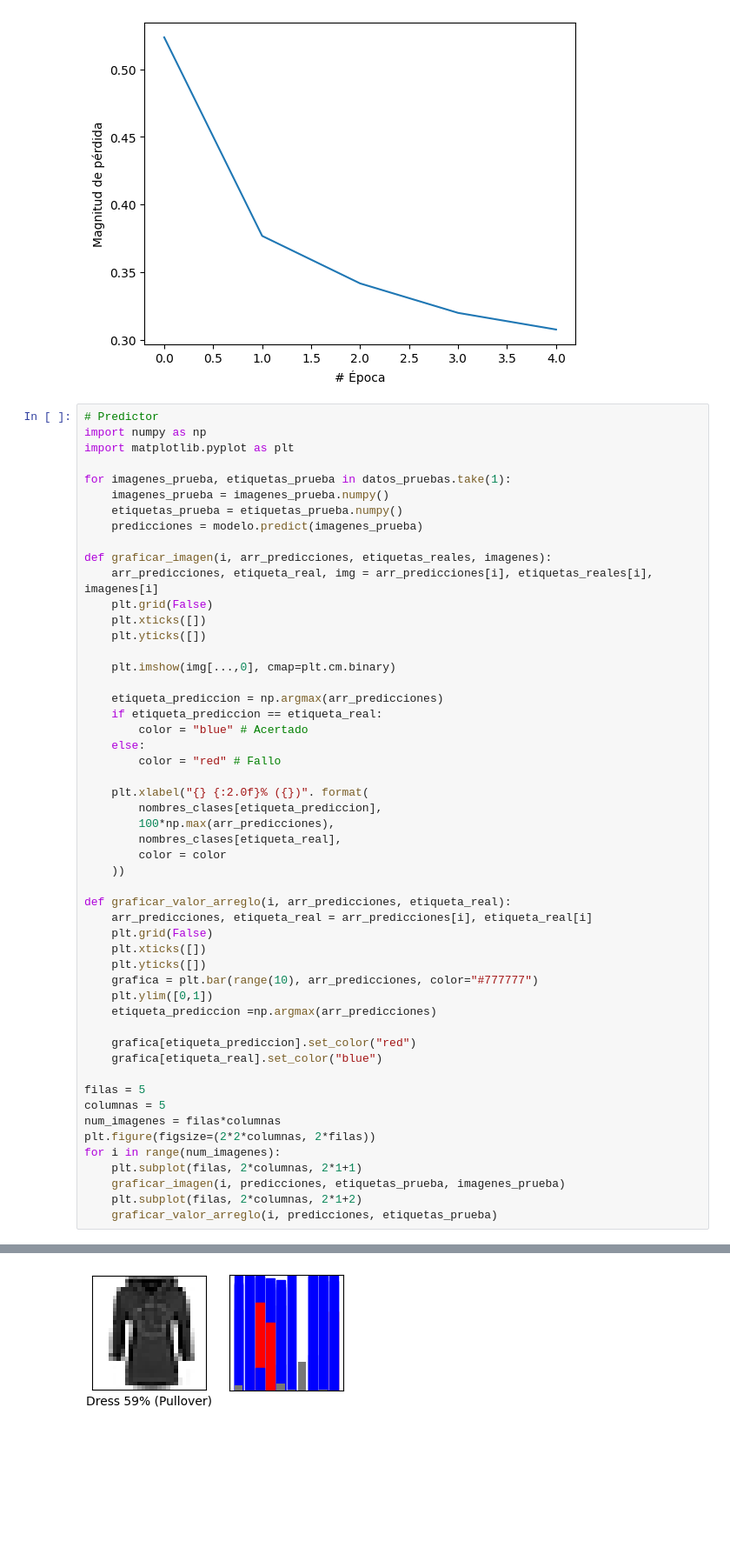
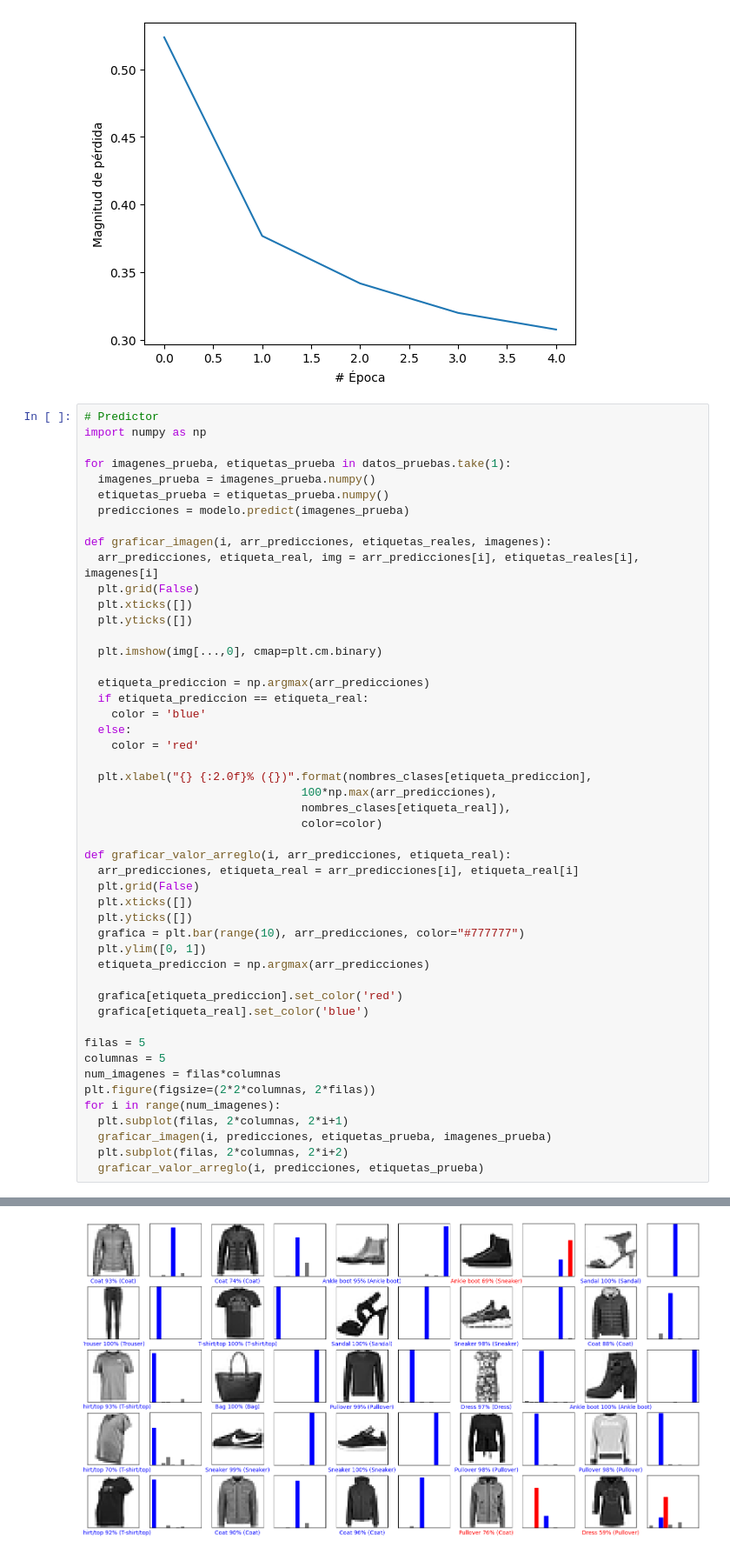
Before and after one commit to caramos84/2674492, a Jupyter notebook: ClasificadorImagenes.ipynb, the cells around one changed output, grey strips where cells are left out. Shown at 87% size. Cells and saved outputs as stored; diff of their text form; blank space fills up the shorter version.

```diff
--- a/ClasificadorImagenes.ipynb
+++ b/ClasificadorImagenes.ipynb
@@ -173,53 +173,50 @@ plt.plot(historial.history["loss"])
 # %%
 # Predictor
 import numpy as np
-import matplotlib.pyplot as plt
 
 for imagenes_prueba, etiquetas_prueba in datos_pruebas.take(1):
-	imagenes_prueba = imagenes_prueba.numpy()
-	etiquetas_prueba = etiquetas_prueba.numpy()
-	predicciones = modelo.predict(imagenes_prueba)
+  imagenes_prueba = imagenes_prueba.numpy()
+  etiquetas_prueba = etiquetas_prueba.numpy()
+  predicciones = modelo.predict(imagenes_prueba)
 
 def graficar_imagen(i, arr_predicciones, etiquetas_reales, imagenes):
-	arr_predicciones, etiqueta_real, img = arr_predicciones[i], etiquetas_reales[i], imagenes[i]
-	plt.grid(False)
-	plt.xticks([])
-	plt.yticks([])
+  arr_predicciones, etiqueta_real, img = arr_predicciones[i], etiquetas_reales[i], imagenes[i]
+  plt.grid(False)
+  plt.xticks([])
+  plt.yticks([])
 
-	plt.imshow(img[...,0], cmap=plt.cm.binary)
+  plt.imshow(img[...,0], cmap=plt.cm.binary)
 
-	etiqueta_prediccion = np.argmax(arr_predicciones)
-	if etiqueta_prediccion == etiqueta_real:
-		color = "blue" # Acertado
-	else:
-		color = "red" # Fallo
+  etiqueta_prediccion = np.argmax(arr_predicciones)
+  if etiqueta_prediccion == etiqueta_real:
+    color = 'blue'
+  else:
+    color = 'red'
 
-	plt.xlabel("{} {:2.0f}% ({})". format(
-		nombres_clases[etiqueta_prediccion],
-		100*np.max(arr_predicciones),
-		nombres_clases[etiqueta_real],
-		color = color
-	))
+  plt.xlabel("{} {:2.0f}% ({})".format(nombres_clases[etiqueta_prediccion],
+                                100*np.max(arr_predicciones),
+                                nombres_clases[etiqueta_real]),
+                                color=color)
 
 def graficar_valor_arreglo(i, arr_predicciones, etiqueta_real):
-	arr_predicciones, etiqueta_real = arr_predicciones[i], etiqueta_real[i]
-	plt.grid(False)
-	plt.xticks([])
-	plt.yticks([])
-	grafica = plt.bar(range(10), arr_predicciones, color="#777777")
-	plt.ylim([0,1])
-	etiqueta_prediccion =np.argmax(arr_predicciones)
+  arr_predicciones, etiqueta_real = arr_predicciones[i], etiqueta_real[i]
+  plt.grid(False)
+  plt.xticks([])
+  plt.yticks([])
+  grafica = plt.bar(range(10), arr_predicciones, color="#777777")
+  plt.ylim([0, 1])
+  etiqueta_prediccion = np.argmax(arr_predicciones)
 
-	grafica[etiqueta_prediccion].set_color("red")
-	grafica[etiqueta_real].set_color("blue")
+  grafica[etiqueta_prediccion].set_color('red')
+  grafica[etiqueta_real].set_color('blue')
 
 filas = 5
 columnas = 5
 num_imagenes = filas*columnas
 plt.figure(figsize=(2*2*columnas, 2*filas))
 for i in range(num_imagenes):
-	plt.subplot(filas, 2*columnas, 2*1+1)
-	graficar_imagen(i, predicciones, etiquetas_prueba, imagenes_prueba)
-	plt.subplot(filas, 2*columnas, 2*1+2)
-	graficar_valor_arreglo(i, predicciones, etiquetas_prueba)
+  plt.subplot(filas, 2*columnas, 2*i+1)
+  graficar_imagen(i, predicciones, etiquetas_prueba, imagenes_prueba)
+  plt.subplot(filas, 2*columnas, 2*i+2)
+  graficar_valor_arreglo(i, predicciones, etiquetas_prueba)
 # %% [output]
@@ -227 +224 @@ for i in range(num_imagenes):
-[figure, old version]
+[figure, new version]
```
Also changed, not shown: parts of 5 cells of this notebook.
